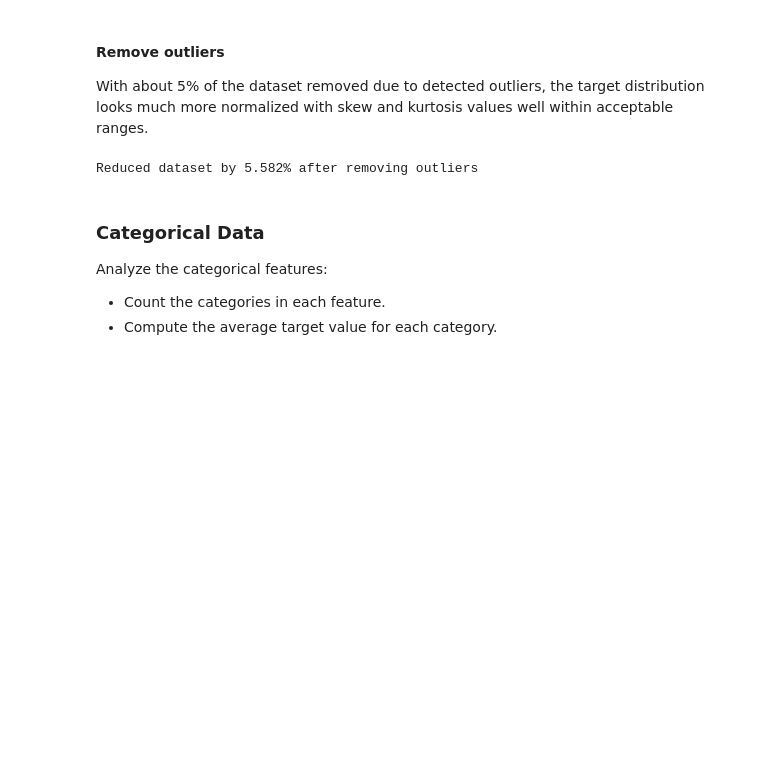
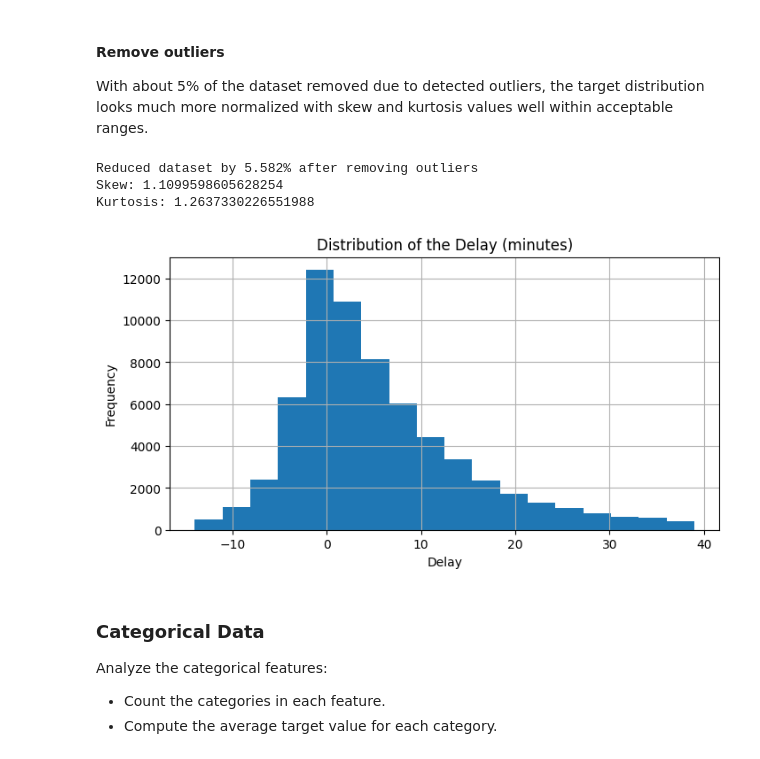
Before and after one commit to AndresPrez/latam-challenge, a Jupyter notebook: app/notebooks/analysis.ipynb, the cells around one changed output. Saved outputs shown, nothing was run; the diff lists cells and outputs as text; code cells hidden in the pictures; blank space fills up the shorter version.

```diff
--- a/app/notebooks/analysis.ipynb
+++ b/app/notebooks/analysis.ipynb
@@ -58,7 +58,7 @@ def plot_fi(fi_r, fi_c):
 from latam.dataset import Dataset
 from latam.model import Model
 
-ds = Dataset(dataset_file="../latam/data/dataset.csv")
+ds = Dataset(dataset_file="../latam-layer/latam/data/dataset.csv")
 ds.clean()
 # %% [markdown]
 ### Anomaly Detection
@@ -126,14 +126,17 @@ With about 5% of the dataset removed due to detected outliers, the target distri
 # %%
 ds.remove_anomalies(threshold=4)
 # Let's plot the data distribution once again, but now with the outliers removed
-# Y = ds.dataset['Diferencia en minutos'].values
-# y_skew = skew(Y)
-# y_kurtosis = kurtosis(Y)
-# print(f"Skew: {y_skew}")
-# print(f"Kurtosis: {y_kurtosis}")
-# plot_target_distribution(Y)
+Y = ds.dataset['Diferencia en minutos'].values
+y_skew = skew(Y)
+y_kurtosis = kurtosis(Y)
+print(f"Skew: {y_skew}")
+print(f"Kurtosis: {y_kurtosis}")
+plot_target_distribution(Y)
 # %% [output]
 Reduced dataset by 5.582% after removing outliers
+Skew: 1.1099598605628254
+Kurtosis: 1.2637330226551988
+[figure, added]
 # %% [markdown]
 ### Categorical Data
 Analyze the categorical features:
```
Also changed, not shown: parts of 2 cells of this notebook, 3 other files.
